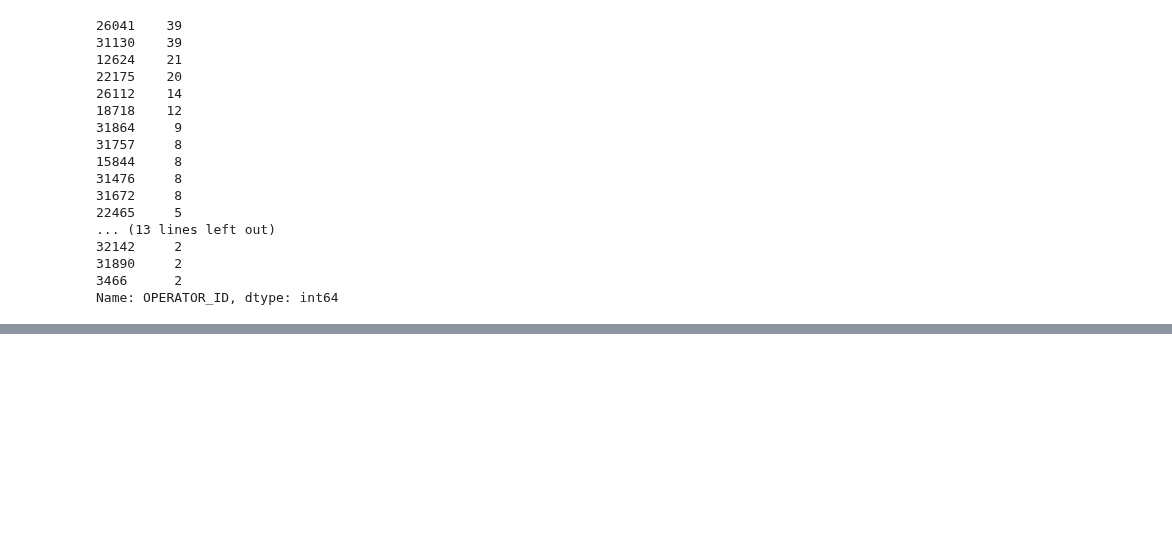
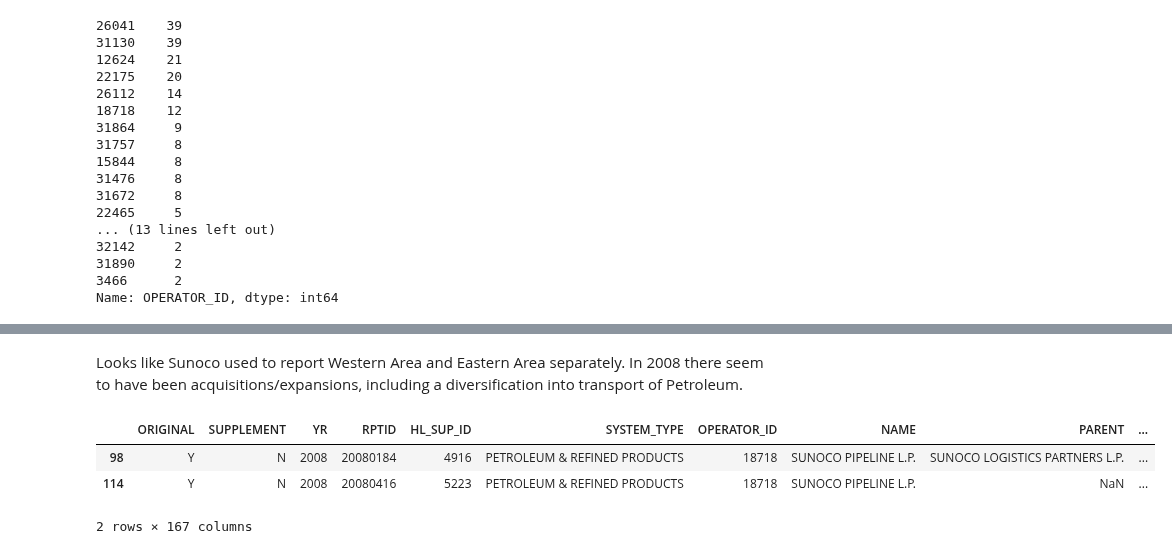
Before and after one commit to julianbarg/oil_industry, a Jupyter notebook: workbooks/2py_data_exploration.ipynb, the cells around one changed output, grey strips where cells are left out. Cells and saved outputs as stored; diff of their text form; code cells hidden in the pictures; blank space fills up the shorter version.

```diff
--- a/workbooks/2py_data_exploration.ipynb
+++ b/workbooks/2py_data_exploration.ipynb
@@ -895,0 +988,9 @@ Name: OPERATOR_ID, Length: 230, dtype: bool
+# %% [markdown]
+Looks like Sunoco used to report Western Area and Eastern Area separately. In 2008 there seem to have been acquisitions/expansions, including a diversification into transport of Petroleum.
+# %%
+sunoco.loc[(sunoco['YR'] == 2008) & (sunoco['SYSTEM_TYPE'] == 'PETROLEUM & REFINED PRODUCTS')]
+# %% [output]
+|  | ORIGINAL | SUPPLEMENT | YR | RPTID | HL_SUP_ID | SYSTEM_TYPE | OPERATOR_ID | NAME | PARENT | ... |
+| 98 | Y | N | 2008 | 20080184 | 4916 | PETROLEUM & REFINED PRODUCTS | 18718 | SUNOCO PIPELINE L.P. | SUNOCO LOGISTICS PARTNERS L.P. | ... |
+| 114 | Y | N | 2008 | 20080416 | 5223 | PETROLEUM & REFINED PRODUCTS | 18718 | SUNOCO PIPELINE L.P. | NaN | ... |
+2 rows × 167 columns
```
Also changed, not shown: parts of 30 cells of this notebook, 1 other file.
